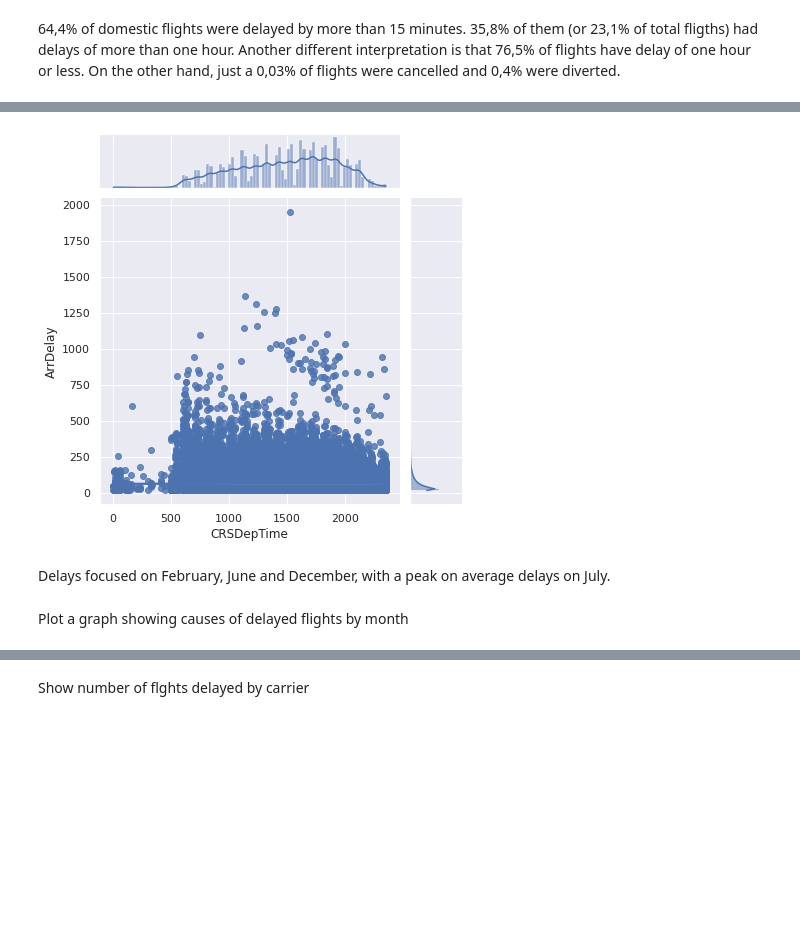
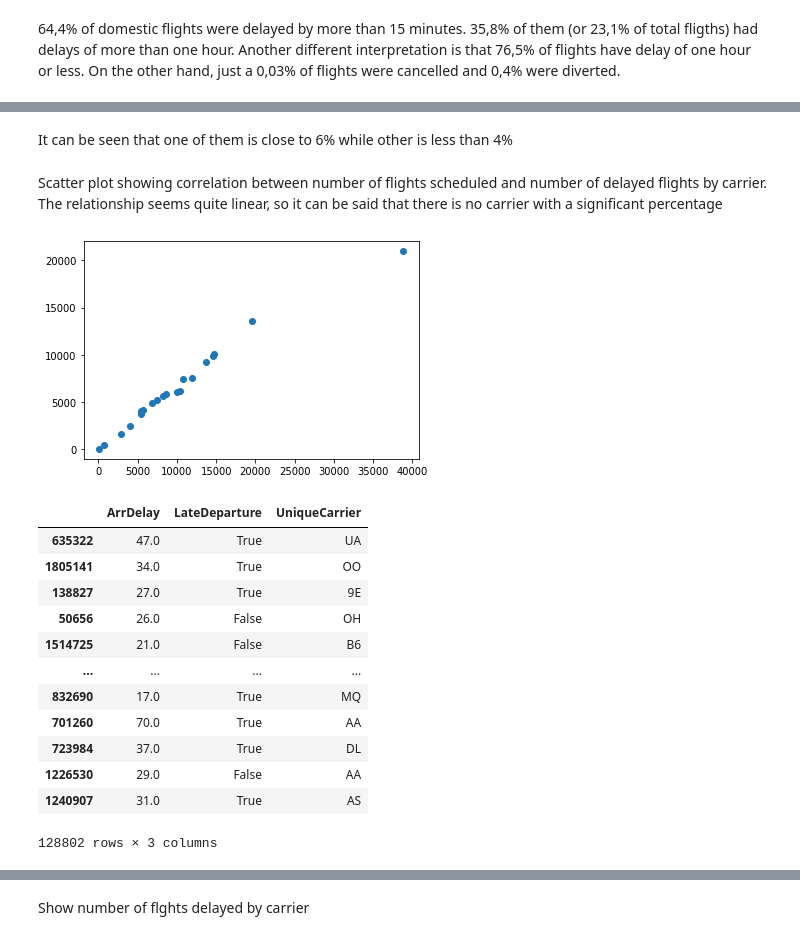
Before and after one commit to ddenebb/programacio_numerica, a Jupyter notebook: Tasca_M3_T02.ipynb, the cells around one changed output, grey strips where cells are left out. Drawn from its saved outputs; the diff is of its cells as text; code cells hidden in the pictures; blank space fills up the shorter version.

```diff
--- a/Tasca_M3_T02.ipynb
+++ b/Tasca_M3_T02.ipynb
@@ -386,13 +435,31 @@ Plot showing Scheduled Departure Time vs Arrival Delay to analyze if hour of the
-# %%
-sns.jointplot(x='CRSDepTime',y='ArrDelay',data=Delayedflights,kind='reg', color='b',fit_reg = True)
-plt.show()
-# %% [output]
-[figure, removed]
-# %% [markdown]
-
-Delays focused on February, June and December, with a peak on average delays on July.
-# %% [markdown]
-Plot a graph showing causes of delayed flights by month
+# %% [markdown]
+It can be seen that one of them is close to 6% while other is less than 4%
+# %% [markdown]
+Scatter plot showing correlation between number of flights scheduled and number of delayed flights by carrier. The relationship seems quite linear, so it can be said that there is no carrier with a significant percentage
+# %%
+x = flights_scheduled_by_carrier_count
+y = delayed_flights_by_carrier_count
+
+plt.scatter(x, y)
+plt.show()
+# %% [output]
+[figure, added]
+# %%
+Delayedflights[['ArrDelay','LateDeparture', 'UniqueCarrier']]
+# %% [output]
+|  | ArrDelay | LateDeparture | UniqueCarrier |
+| 635322 | 47.0 | True | UA |
+| 1805141 | 34.0 | True | OO |
+| 138827 | 27.0 | True | 9E |
+| 50656 | 26.0 | False | OH |
+| 1514725 | 21.0 | False | B6 |
+| ... | ... | ... | ... |
+| 832690 | 17.0 | True | MQ |
+| 701260 | 70.0 | True | AA |
+| 723984 | 37.0 | True | DL |
+| 1226530 | 29.0 | False | AA |
+| 1240907 | 31.0 | True | AS |
+128802 rows × 3 columns
 # %%
 df2 = Delayedflights.filter(['Month','CarrierDelay','WeatherDelay','NASDelay','SecurityDelay','LateAircraftDelay'], axis=1)
 df2 = df2.groupby('Month')['LateAircraftDelay','CarrierDelay','WeatherDelay','NASDelay','SecurityDelay'].sum().plot()
```
Also changed, not shown: parts of 38 cells of this notebook.
